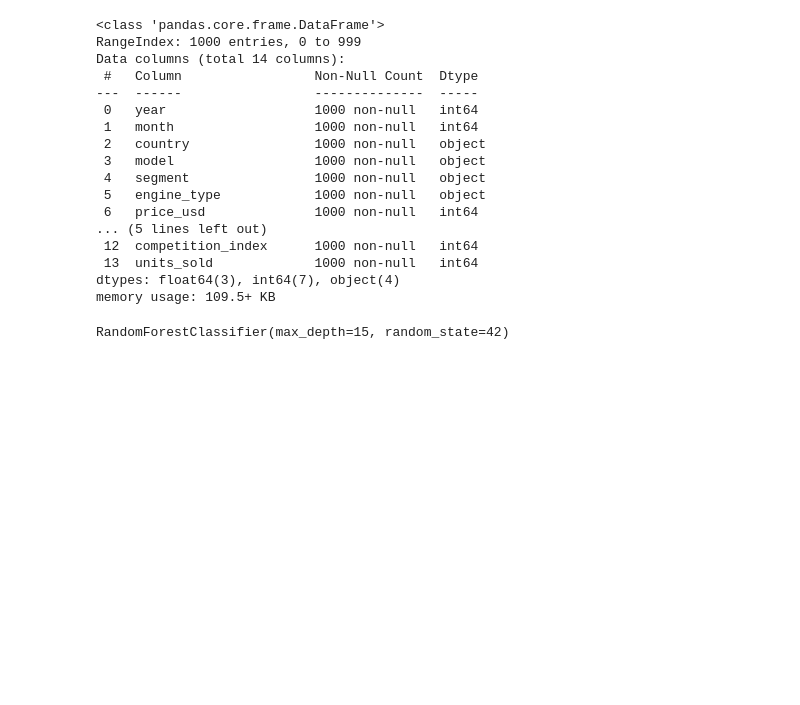
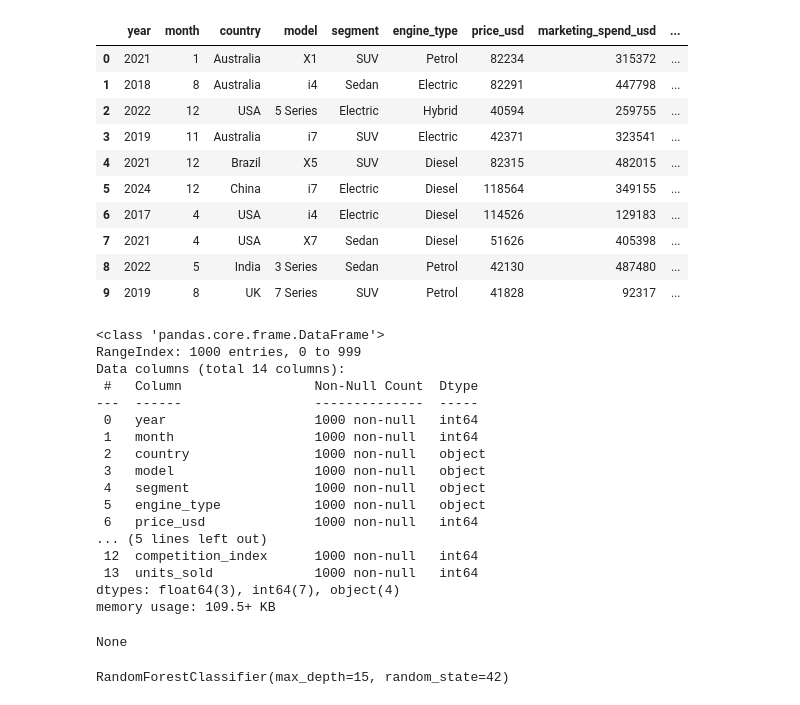
Before and after one commit to Davi-Belmont/Workshop26.1, a Jupyter notebook: workshop 19-03/desafio_19-03.ipynb, the cells around one changed output. Drawn from its saved outputs; the diff is of its cells as text; code cells hidden in the pictures; blank space fills up the shorter version.

```diff
--- a/workshop 19-03/desafio_19-03.ipynb
+++ b/workshop 19-03/desafio_19-03.ipynb
@@ -6,9 +6,20 @@ from sklearn.ensemble import RandomForestClassifier
 from sklearn.metrics import accuracy_score
 # %%
 df = pd.read_csv("data/bmw_global_sales_dataset.csv")
-df.head(20)
-df.info()
+display(df.head(10))
+display(df.info())
 # %% [output]
+|  | year | month | country | model | segment | engine_type | price_usd | marketing_spend_usd | ... |
+| 0 | 2021 | 1 | Australia | X1 | SUV | Petrol | 82234 | 315372 | ... |
+| 1 | 2018 | 8 | Australia | i4 | Sedan | Electric | 82291 | 447798 | ... |
+| 2 | 2022 | 12 | USA | 5 Series | Electric | Hybrid | 40594 | 259755 | ... |
+| 3 | 2019 | 11 | Australia | i7 | SUV | Electric | 42371 | 323541 | ... |
+| 4 | 2021 | 12 | Brazil | X5 | SUV | Diesel | 82315 | 482015 | ... |
+| 5 | 2024 | 12 | China | i7 | Electric | Diesel | 118564 | 349155 | ... |
+| 6 | 2017 | 4 | USA | i4 | Electric | Diesel | 114526 | 129183 | ... |
+| 7 | 2021 | 4 | USA | X7 | Sedan | Diesel | 51626 | 405398 | ... |
+| 8 | 2022 | 5 | India | 3 Series | Sedan | Petrol | 42130 | 487480 | ... |
+| 9 | 2019 | 8 | UK | 7 Series | SUV | Petrol | 41828 | 92317 | ... |
 <class 'pandas.core.frame.DataFrame'>
 RangeIndex: 1000 entries, 0 to 999
 Data columns (total 14 columns):
@@ -26,6 +37,7 @@ Data columns (total 14 columns):
  13  units_sold             1000 non-null   int64
 dtypes: float64(3), int64(7), object(4)
 memory usage: 109.5+ KB
+None
 # %%
 
 mapa_motores = {
```
